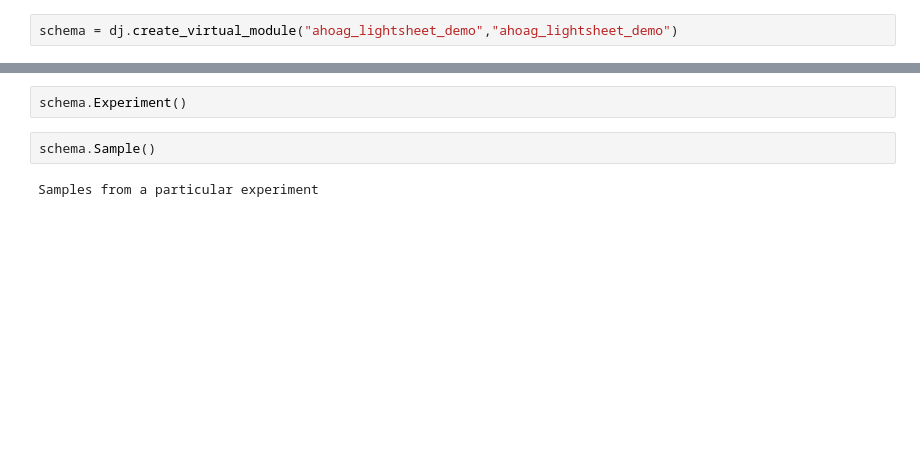
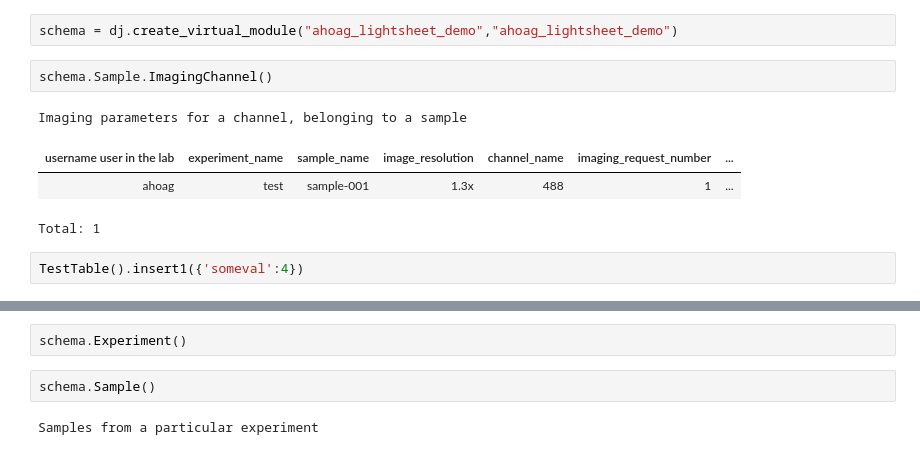
Before and after one commit to BrainCOGS/lightserv, a Jupyter notebook: notebooks/datajoint_sandbox.ipynb, the cells around one changed output, grey strips where cells are left out. Saved outputs shown, nothing was run; the diff lists cells and outputs as text; blank space fills up the shorter version.

```diff
--- a/notebooks/datajoint_sandbox.ipynb
+++ b/notebooks/datajoint_sandbox.ipynb
@@ -29,2 +54,11 @@ dj.__version__
 # %%
 schema = dj.create_virtual_module("ahoag_lightsheet_demo","ahoag_lightsheet_demo")
+# %%
+schema.Sample.ImagingChannel()
+# %% [output]
+Imaging parameters for a channel, belonging to a sample
+| username user in the lab | experiment_name | sample_name | image_resolution | channel_name | imaging_request_number | ... |
+| ahoag | test | sample-001 | 1.3x | 488 | 1 | ... |
+Total: 1
+# %%
+TestTable().insert1({'someval':4})
```
Also changed, not shown: parts of 91 cells of this notebook, 3 other files.
